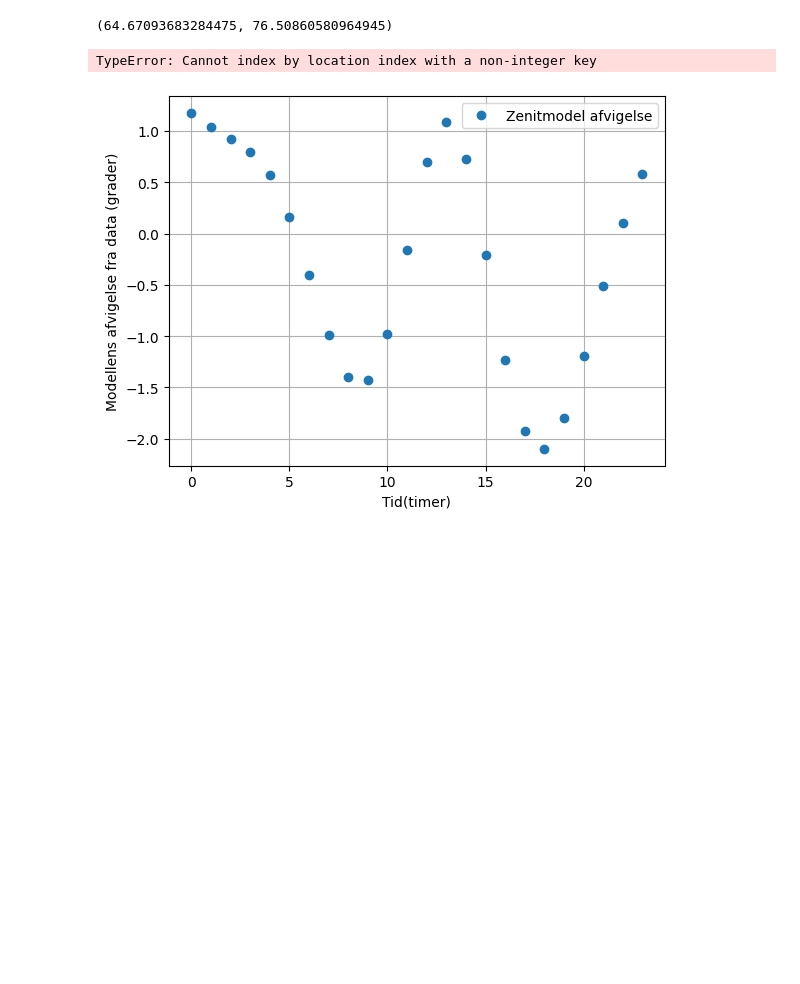
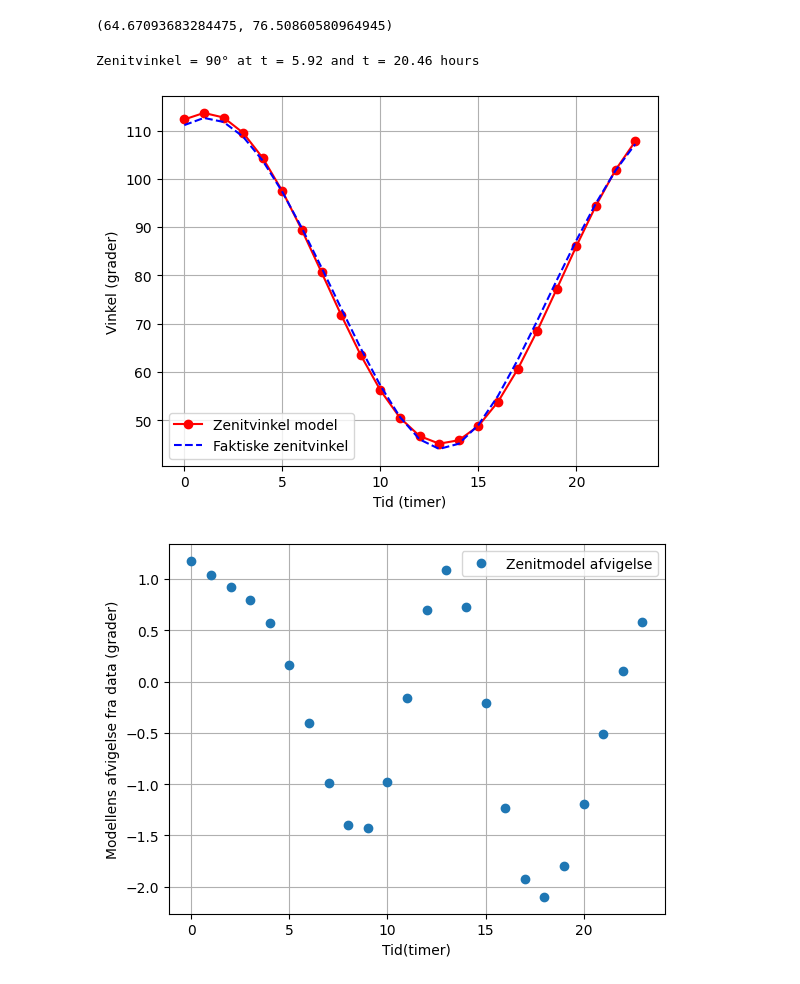
Before and after one commit to Oliver-Olsen/F25SolPanel_4, a Jupyter notebook: src/Approksimation af solvinkler over et døgn.ipynb, the cells around one changed output. Saved outputs shown, nothing was run; the diff lists cells and outputs as text; code cells hidden in the pictures; blank space fills up the shorter version.

Commit message:
solve 90 degree

```diff
--- a/src/Approksimation af solvinkler over et døgn.ipynb
+++ b/src/Approksimation af solvinkler over et døgn.ipynb
@@ -237,34 +220,48 @@ Tz.min()*60,Tz.max()*60
 # %% [output]
 (64.67093683284475, 76.50860580964945)
 # %%
+from scipy.optimize import fsolve
+from scipy.interpolate import interp1d
 def zenitvinkel(t):
     return Mz+Az*np.cos(Wz*(t-(Tz.iloc[t])))
 zenitvinkel(22)
 
 y=[]
 for i in range (24):
     y.append(zenitvinkel(i))
 
 z=[]
 for i in range (24):
     z.append(zenit[i])
 
-# Må ikke slettes
-#t = sp.symbols('t')
-#eq = Mz+Az*np.cos(Wz*(t-(Tz.iloc[t])))
-#loesning = sp.solve(zenitvinkel, t)
-#print(loesning)
+
+
+Tz_interp = interp1d(np.arange(len(Tz)), Tz.values, kind='linear', fill_value='extrapolate')
+
+def zenitvinkel_float(t):
+    return Mz + Az * np.cos(Wz * (t - Tz_interp(t)))
+
+# Funktion til zenitvinkel(t) = 90
+def equation(t):
+    return zenitvinkel_float(t) - 90
+
+# løsning for de to tidspunkter ved 90 grader
+t_morning = fsolve(equation, 9)[0]
+t_evening = fsolve(equation, 24)[0]
+
+print(f"Zenitvinkel = 90° at t = {t_morning:.2f} and t = {t_evening:.2f} hours")
 
 x=np.arange(24)
 plt.plot(x,y,'o',label='Zenitvinkel model',linestyle='-',color='red')
 plt.plot(x,z,label='Faktiske zenitvinkel',linestyle='--',color='blue')
 plt.xlabel('Tid (timer)')
 plt.ylabel('Vinkel (grader)')
 plt.grid(True)
 plt.legend()
 plt.show()
 # %% [output]
-TypeError: Cannot index by location index with a non-integer key
+Zenitvinkel = 90° at t = 5.92 and t = 20.46 hours
+[figure, added]
 # %%
 #Zenitmodel afvigelse
 zenitafvigelse=[]
```
Also changed, not shown: parts of 1 cell of this notebook.
